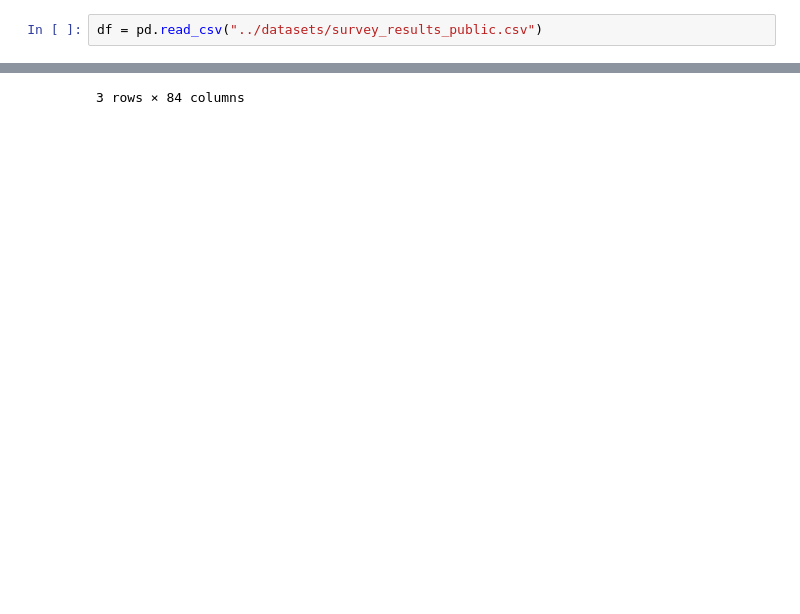
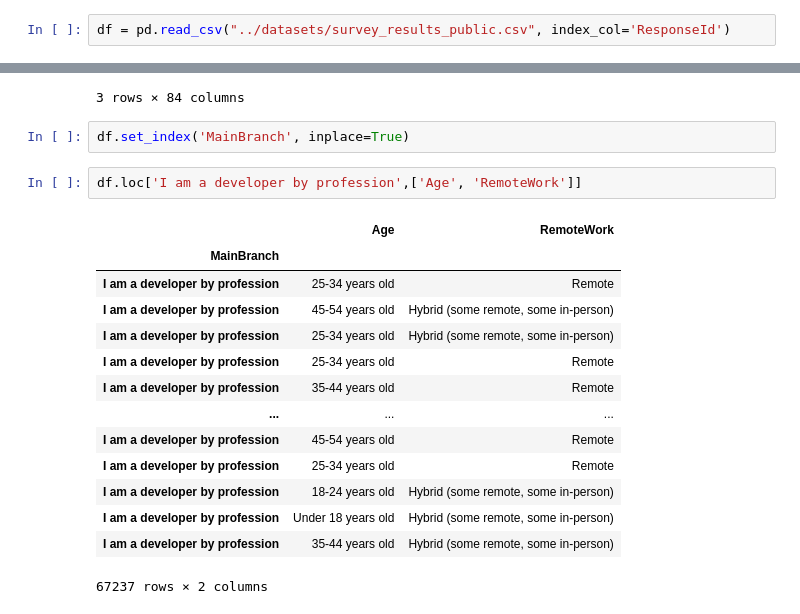
Before and after one commit to LucasLeow/Python, a Jupyter notebook: DataAnalysis/Pandas/pandas.ipynb, the cells around one changed output, grey strips where cells are left out. Saved outputs shown, nothing was run; the diff lists cells and outputs as text; blank space fills up the shorter version.

```diff
--- a/DataAnalysis/Pandas/pandas.ipynb
+++ b/DataAnalysis/Pandas/pandas.ipynb
@@ -1,7 +1,7 @@
 # %%
 import pandas as pd
 # %%
-df = pd.read_csv("../datasets/survey_results_public.csv")
+df = pd.read_csv("../datasets/survey_results_public.csv", index_col='ResponseId')
 # %%
 df.head(5)
 # %% [output]
@@ -64,3 +65,22 @@ df.loc[0:2]
 | 1 | 2 | I agree | I am a developer by profession | 25-34 years old | Employed, full-time | Remote | Hobby;Contribute to open-source p... | Bachelor’s degree (B.A., B.S., B.... | ... |
 | 2 | 3 | I agree | I am a developer by profession | 45-54 years old | Employed, full-time | Hybrid (some remote, some in-person) | Hobby;Professional development or... | Bachelor’s degree (B.A., B.S., B.... | ... |
 3 rows × 84 columns
+# %%
+df.set_index('MainBranch', inplace=True)
+# %%
+df.loc['I am a developer by profession',['Age', 'RemoteWork']]
+# %% [output]
+|  | Age | RemoteWork |
+| MainBranch |  |  |
+| I am a developer by profession | 25-34 years old | Remote |
+| I am a developer by profession | 45-54 years old | Hybrid (some remote, some in-person) |
+| I am a developer by profession | 25-34 years old | Hybrid (some remote, some in-person) |
+| I am a developer by profession | 25-34 years old | Remote |
+| I am a developer by profession | 35-44 years old | Remote |
+| ... | ... | ... |
+| I am a developer by profession | 45-54 years old | Remote |
+| I am a developer by profession | 25-34 years old | Remote |
+| I am a developer by profession | 18-24 years old | Hybrid (some remote, some in-person) |
+| I am a developer by profession | Under 18 years old | Hybrid (some remote, some in-person) |
+| I am a developer by profession | 35-44 years old | Hybrid (some remote, some in-person) |
+67237 rows × 2 columns
```
Also changed, not shown: parts of 1 cell of this notebook, 2 other files.
